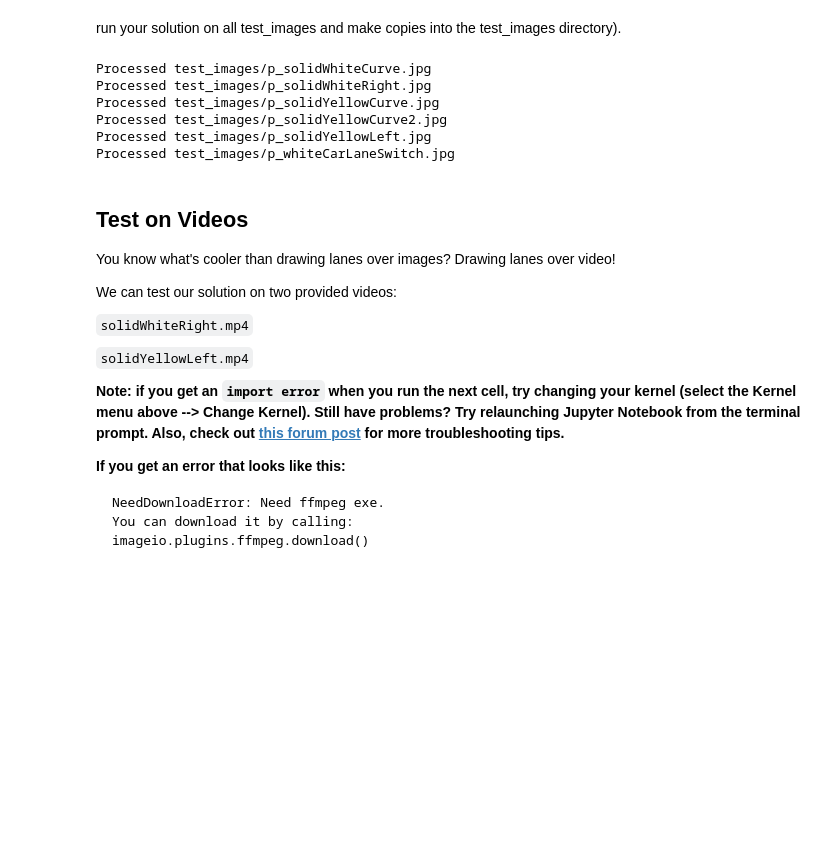
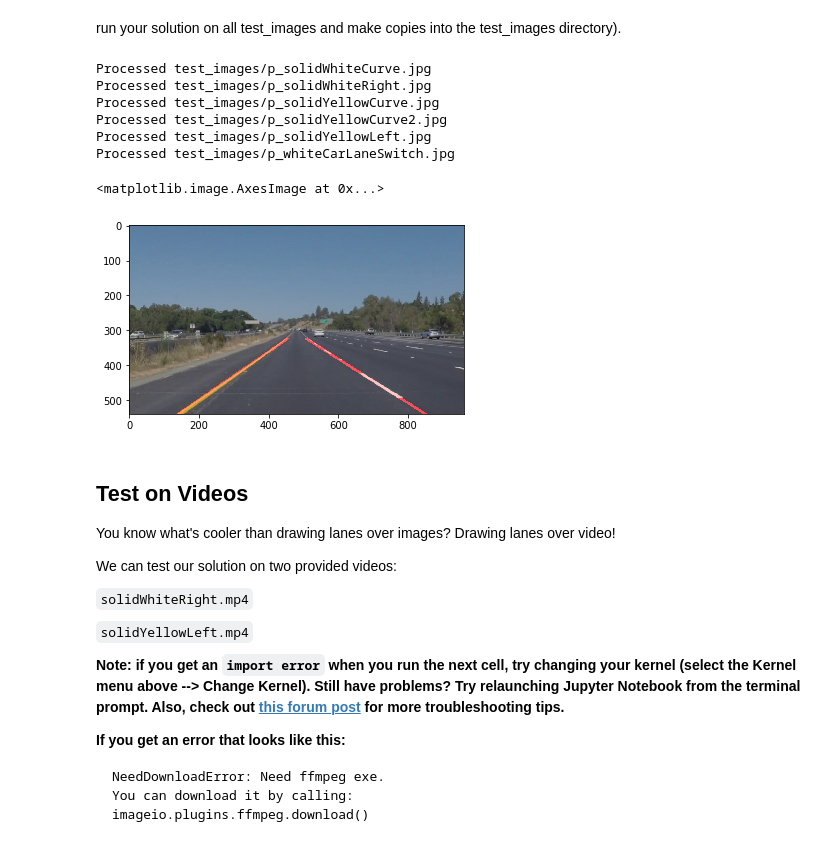
Before and after one commit to grodowski/CarND-LaneLines-P1, a Jupyter notebook: P1.ipynb, the cells around one changed output. Cells and saved outputs as stored; diff of their text form; code cells hidden in the pictures; blank space fills up the shorter version.

```diff
--- a/P1.ipynb
+++ b/P1.ipynb
@@ -199,18 +231,22 @@ def find_lanes(image):
 # %%
 # TODO: Build your pipeline that will draw lane lines on the test_images
 # then save them to the test_images directory.
 dirname = 'test_images/'
 for file in filter(lambda x: x[0:2] != 'p_', os.listdir(dirname)):
     p_filename = dirname + 'p_' + file
     mpimg.imsave(p_filename, find_lanes_img(dirname + file))
     print('Processed ' + p_filename)
+
+plt.imshow(mpimg.imread('test_images/p_solidYellowLeft.jpg'))
 # %% [output]
 Processed test_images/p_solidWhiteCurve.jpg
 Processed test_images/p_solidWhiteRight.jpg
 Processed test_images/p_solidYellowCurve.jpg
 Processed test_images/p_solidYellowCurve2.jpg
 Processed test_images/p_solidYellowLeft.jpg
 Processed test_images/p_whiteCarLaneSwitch.jpg
+<matplotlib.image.AxesImage at 0x...>
+[figure, added]
 # %% [markdown]
 ## Test on Videos
 
```
Also changed, not shown: parts of 8 cells of this notebook.
